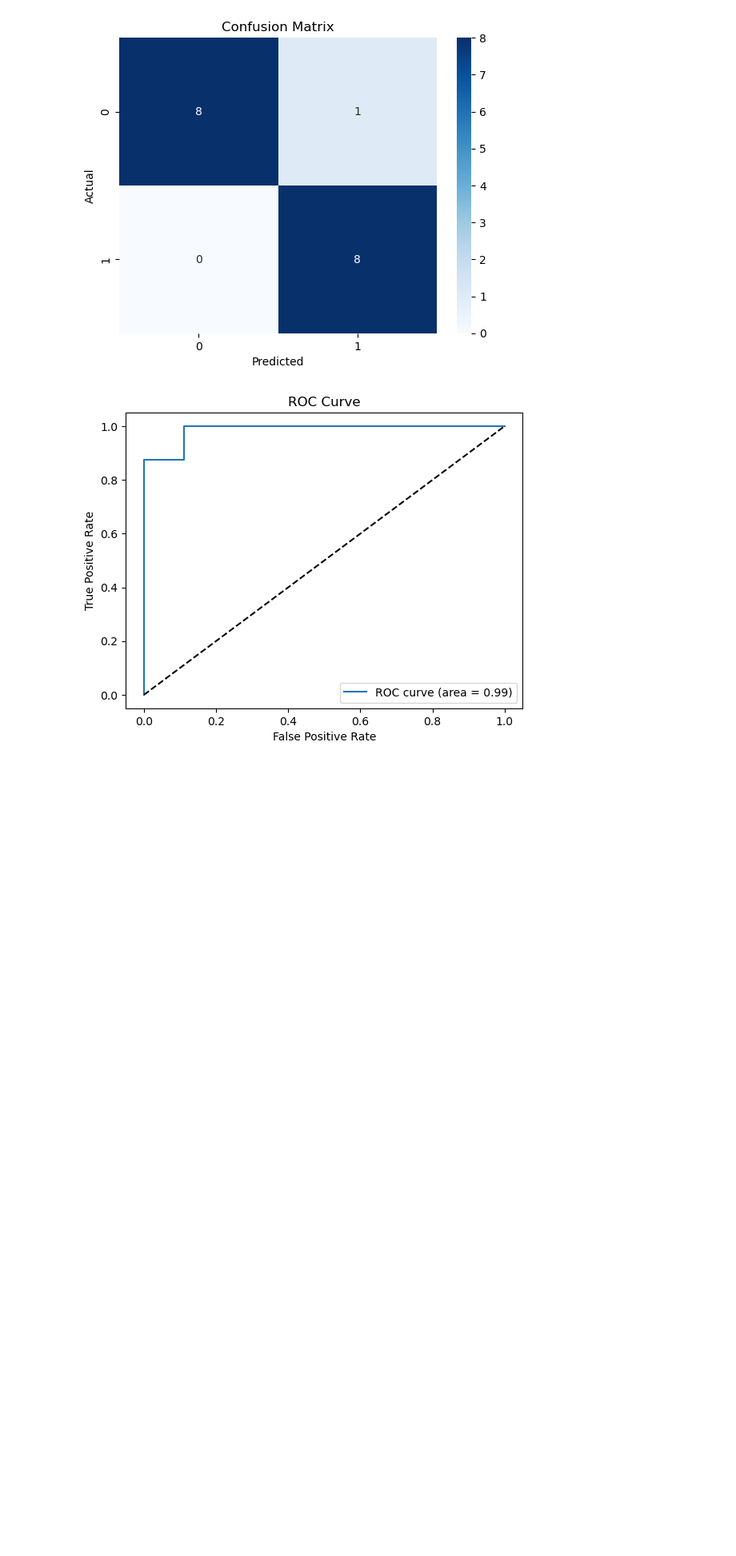
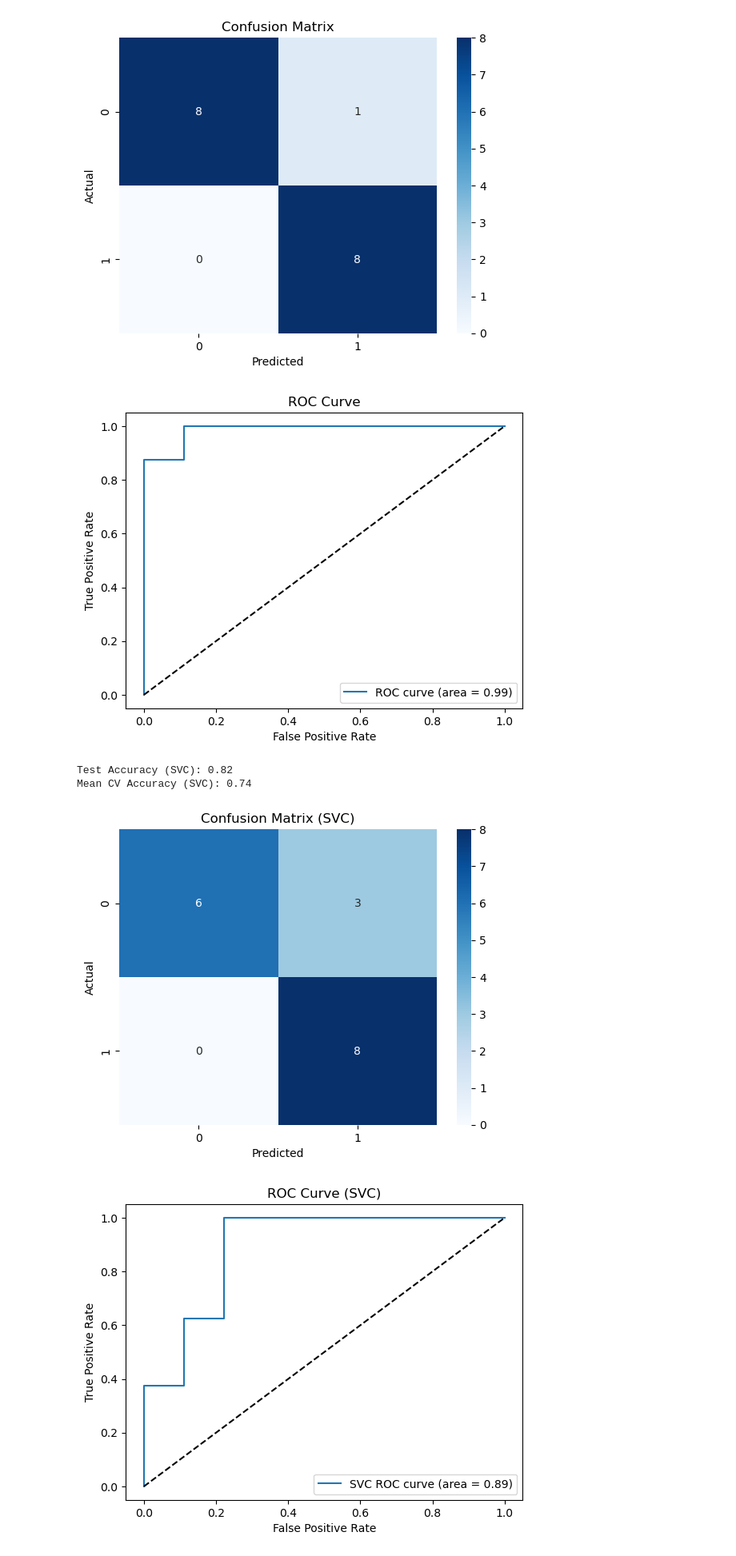
Before and after one commit to Chair2805/datenanalyse-gruppenprojekt, a Jupyter notebook: ds_course_work.ipynb, the cells around one changed output. Shown at 80% size. Cells and saved outputs as stored; diff of their text form; code cells hidden in the pictures; blank space fills up the shorter version.

```diff
--- a/ds_course_work.ipynb
+++ b/ds_course_work.ipynb
@@ -273,3 +273,77 @@ Test Accuracy: 0.94
 Mean CV Accuracy: 0.78
 [figure]
 [figure]
+# %%
+# Bibliotheken importieren
+import pandas as pd
+import numpy as np
+from sklearn.model_selection import train_test_split, cross_val_score
+from sklearn.preprocessing import StandardScaler
+from sklearn.svm import SVC
+from sklearn.metrics import accuracy_score, confusion_matrix, classification_report, roc_curve, auc
+import seaborn as sns
+import matplotlib.pyplot as plt
+
+# Daten laden
+data = pd.read_csv("/Users/ronny/Downloads/MIT_fingertapping_dataset/MIT_USERS_FEATURES.csv")  # Pfad anpassen
+
+# Falls 'UPDRS' enthalten ist -> löschen
+if "UPDRS" in data.columns:
+    data = data.drop(columns=['UPDRS'])
+
+data = data.reset_index(drop=True)
+
+# Zielvariable und Features definieren
+y = data["Parkinsons"]
+X = data.drop(columns=["Parkinsons"])
+
+# Features standardisieren
+scaler = StandardScaler()
+X_scaled = scaler.fit_transform(X)
+
+# Daten splitten (Train/Test)
+X_train, X_test, y_train, y_test = train_test_split(
+    X_scaled, y, test_size=0.2, random_state=42, stratify=y
+)
+
+# Support Vector Classifier Modell erstellen (mit Wahrscheinlichkeitsausgabe für ROC)
+svc = SVC(kernel="rbf", probability=True, random_state=42)
+svc.fit(X_train, y_train)
+
+# Vorhersagen
+y_pred = svc.predict(X_test)
+
+# Accuracy berechnen
+accuracy = accuracy_score(y_test, y_pred)
+print(f"Test Accuracy (SVC): {accuracy:.2f}")
+
+# Cross-Validation Accuracy
+cv_scores = cross_val_score(svc, X_scaled, y, cv=5)
+print(f"Mean CV Accuracy (SVC): {cv_scores.mean():.2f}")
+
+# Confusion Matrix visualisieren
+cm = confusion_matrix(y_test, y_pred)
+sns.heatmap(cm, annot=True, fmt='d', cmap='Blues')
+plt.xlabel("Predicted")
+plt.ylabel("Actual")
+plt.title("Confusion Matrix (SVC)")
+plt.show()
+
+# ROC Curve visualisieren
+y_prob = svc.predict_proba(X_test)[:, 1]
+fpr, tpr, thresholds = roc_curve(y_test, y_prob)
+roc_auc = auc(fpr, tpr)
+
+plt.figure()
+plt.plot(fpr, tpr, label=f"SVC ROC curve (area = {roc_auc:.2f})")
+plt.plot([0, 1], [0, 1], "k--")
+plt.xlabel("False Positive Rate")
+plt.ylabel("True Positive Rate")
+plt.title("ROC Curve (SVC)")
+plt.legend(loc="lower right")
+plt.show()
+# %% [output]
+Test Accuracy (SVC): 0.82
+Mean CV Accuracy (SVC): 0.74
+[figure, added]
+[figure, added]
```
Also changed, not shown: parts of 1 cell of this notebook.
